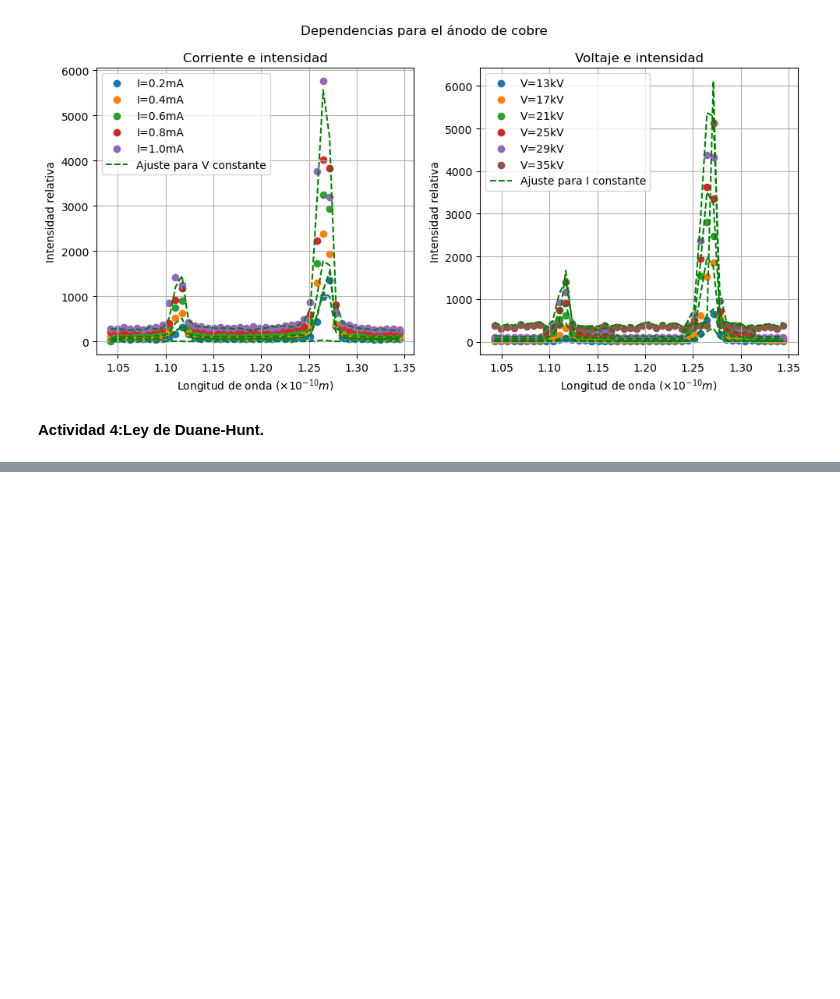
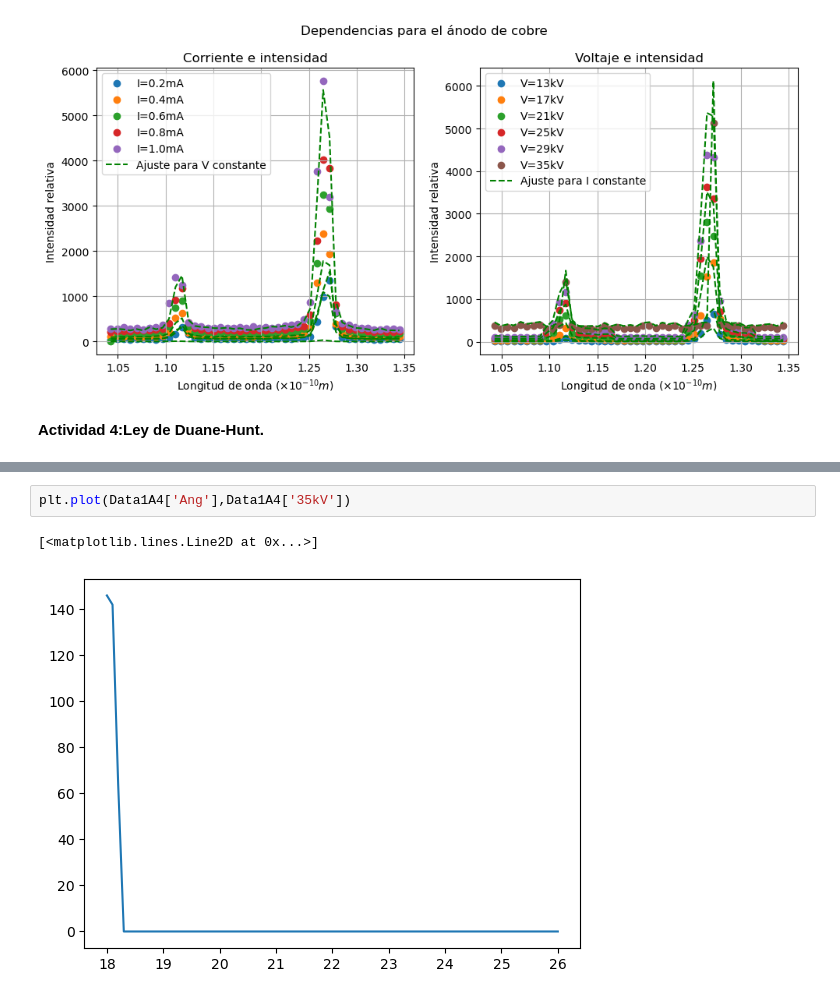
Before and after one commit to ccuellarn/Laboratorio-Intermedio---Pr-cticas20242, a Jupyter notebook: Rayos X/Rayos X.ipynb, the cells around one changed output, grey strips where cells are left out. Drawn from its saved outputs; the diff is of its cells as text; blank space fills up the shorter version.

```diff
--- a/Rayos X/Rayos X.ipynb
+++ b/Rayos X/Rayos X.ipynb
@@ -604,3 +620,8 @@ plt.savefig('Actividad 3.pdf')
+# %%
+plt.plot(Data1A4['Ang'],Data1A4['35kV'])
+# %% [output]
+[<matplotlib.lines.Line2D at 0x...>]
+[figure, added]
 # %%
 #Para regresiones lineales o polinómicas de cualquier orden
 # n = 1
```
Also changed, not shown: parts of 8 cells of this notebook, 2 other files.
